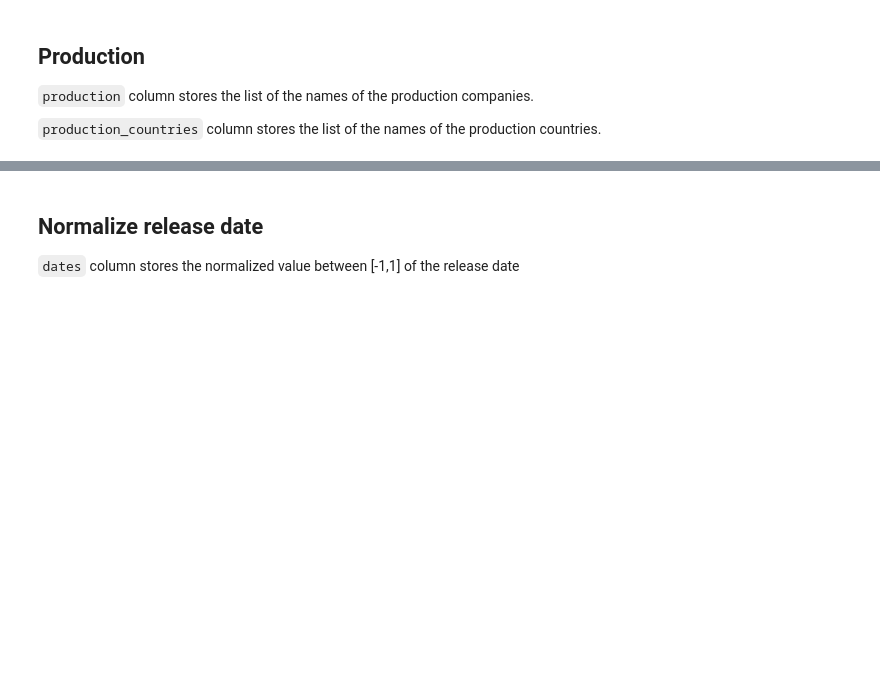
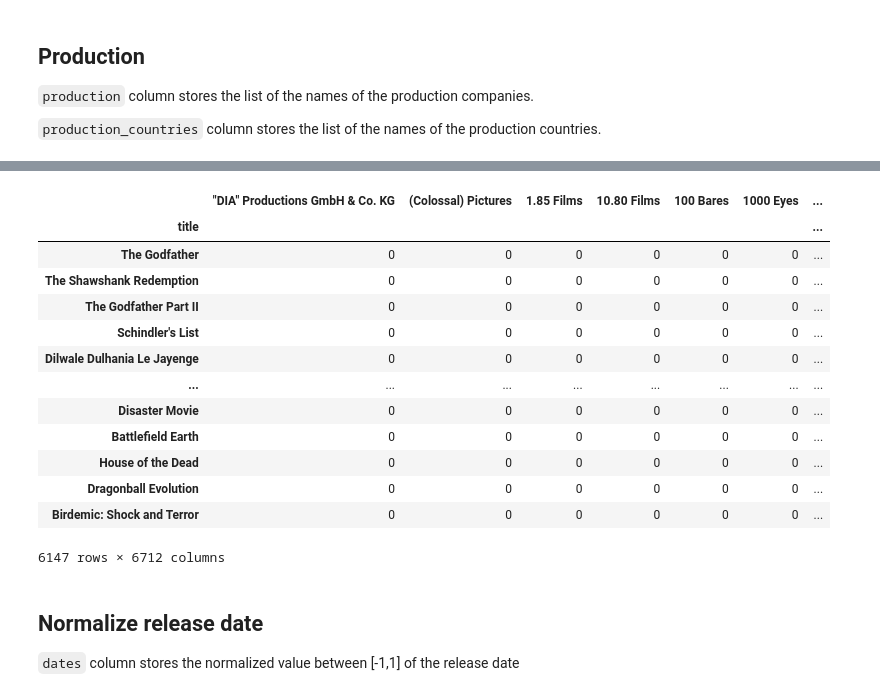
Before and after one commit to hyoin-an/erdosbootcamp, a Jupyter notebook: data/moviedf.ipynb, the cells around one changed output, grey strips where cells are left out. Drawn from its saved outputs; the diff is of its cells as text; code cells hidden in the pictures; blank space fills up the shorter version.

```diff
--- a/data/moviedf.ipynb
+++ b/data/moviedf.ipynb
@@ -80,0 +113,17 @@ train = train.drop(['production_companies'], axis=1)
+# %%
+train_production.set_index(train['title'])
+# %% [output]
+|  | "DIA" Productions GmbH & Co. KG | (Colossal) Pictures | 1.85 Films | 10.80 Films | 100 Bares | 1000 Eyes | ... |
+| title |  |  |  |  |  |  | ... |
+| The Godfather | 0 | 0 | 0 | 0 | 0 | 0 | ... |
+| The Shawshank Redemption | 0 | 0 | 0 | 0 | 0 | 0 | ... |
+| The Godfather Part II | 0 | 0 | 0 | 0 | 0 | 0 | ... |
+| Schindler's List | 0 | 0 | 0 | 0 | 0 | 0 | ... |
+| Dilwale Dulhania Le Jayenge | 0 | 0 | 0 | 0 | 0 | 0 | ... |
+| ... | ... | ... | ... | ... | ... | ... | ... |
+| Disaster Movie | 0 | 0 | 0 | 0 | 0 | 0 | ... |
+| Battlefield Earth | 0 | 0 | 0 | 0 | 0 | 0 | ... |
+| House of the Dead | 0 | 0 | 0 | 0 | 0 | 0 | ... |
+| Dragonball Evolution | 0 | 0 | 0 | 0 | 0 | 0 | ... |
+| Birdemic: Shock and Terror | 0 | 0 | 0 | 0 | 0 | 0 | ... |
+6147 rows × 6712 columns
```
Also changed, not shown: parts of 15 cells of this notebook, 6 other files.
